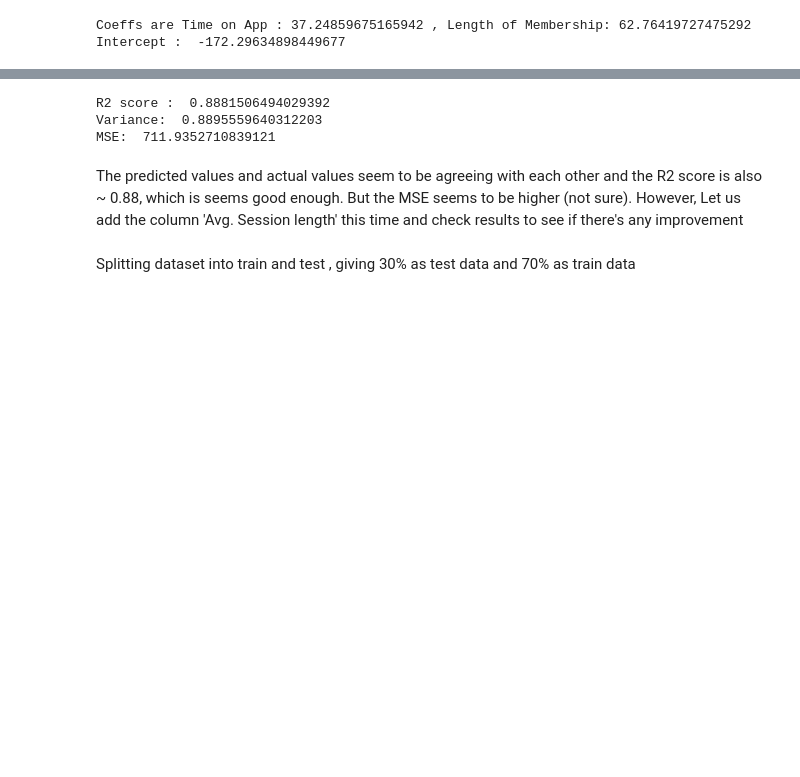
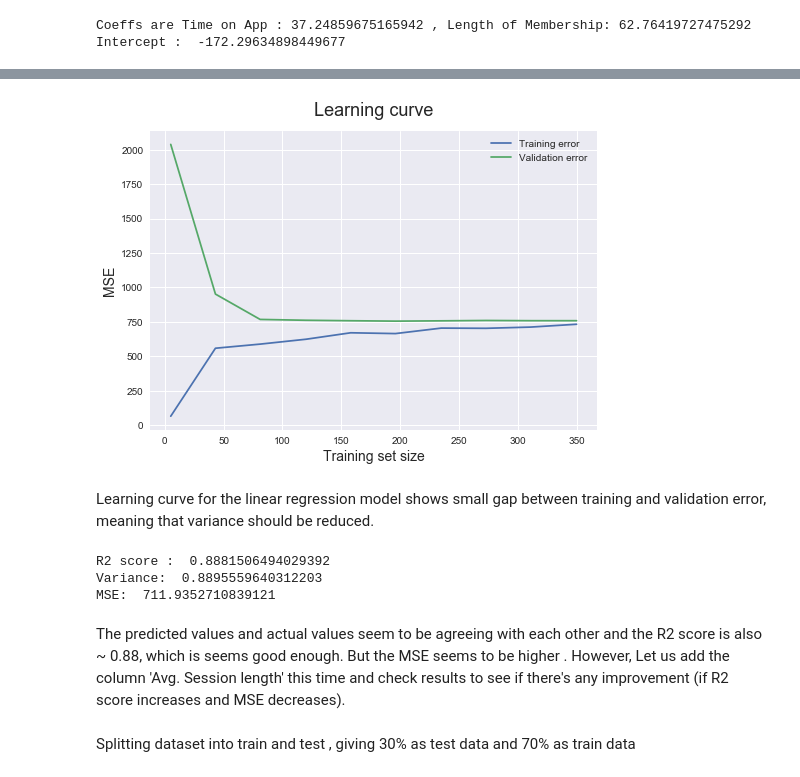
Before and after one commit to fahadanwar10/LinearRegression, a Jupyter notebook: Linear_Regression_Ecomm_Data.ipynb, the cells around one changed output, grey strips where cells are left out. Cells and saved outputs as stored; diff of their text form; code cells hidden in the pictures; blank space fills up the shorter version.

Commit message:
Added Learning curve

```diff
--- a/Linear_Regression_Ecomm_Data.ipynb
+++ b/Linear_Regression_Ecomm_Data.ipynb
@@ -74,6 +75,23 @@ lm = LinearRegression()
 lm.fit(x_train, y_train)
 # %% [output]
 LinearRegression(copy_X=True, fit_intercept=True, n_jobs=None, normalize=False)
+# %%
+# Function to Plot Learning curve
+def plot_lc(estimator, x, y, train_sizes):
+    train_sizes, train_scores, test_scores = learning_curve(lm,x,y, train_sizes = train_sizes, cv = 5,
+    scoring = 'neg_mean_squared_error')
+    train_scores_mean = np.mean(-train_scores, axis=1)
+    train_scores_std = np.std(-train_scores, axis=1)
+    test_scores_mean = np.mean(-test_scores, axis=1)
+    test_scores_std = np.std(-test_scores, axis=1)
+
+    plt.style.use('seaborn')
+    plt.plot(train_sizes, train_scores_mean, label = 'Training error')
+    plt.plot(train_sizes, test_scores_mean, label = 'Validation error')
+    plt.ylabel('MSE', fontsize = 14)
+    plt.xlabel('Training set size', fontsize = 14)
+    plt.title('Learning curve', fontsize = 18, y = 1.03)
+    plt.legend()
 # %%
 print("Coeffs are Time on App : {0} , Length of Membership: {1}".format(lm.coef_[0], lm.coef_[1]))
 print("Intercept : ",lm.intercept_)
@@ -92,3 +110,9 @@ Text(0, 0.5, 'Predicted values')
+# %%
+plot_lc(lm,x,y,np.linspace(5, len(x_train), 10, dtype='int'))
+# %% [output]
+[figure, added]
+# %% [markdown]
+Learning curve for the linear regression model shows small gap between training and validation error, meaning that variance should be reduced.
 # %%
 print('R2 score : ',metrics.r2_score(y_test, result))
 print('Variance: ',metrics.explained_variance_score(y_test,result))
@@ -98,8 +122,8 @@ R2 score :  0.8881506494029392
 Variance:  0.8895559640312203
 MSE:  711.9352710839121
 # %% [markdown]
-The predicted values and actual values seem to be agreeing with each other and the R2 score is also ~ 0.88, which is seems good enough. But the MSE seems to be higher (not sure).
-However, Let us add the column 'Avg. Session length' this time and check results to see if there's any improvement
+The predicted values and actual values seem to be agreeing with each other and the R2 score is also ~ 0.88, which is seems good enough. But the MSE seems to be higher .
+However, Let us add the column 'Avg. Session length' this time and check results to see if there's any improvement (if R2 score increases and MSE decreases).
 # %%
 x = customers[['Time on App', 'Length of Membership','Avg. Session Length']]
 # %%
```
Also changed, not shown: parts of 7 cells of this notebook.
